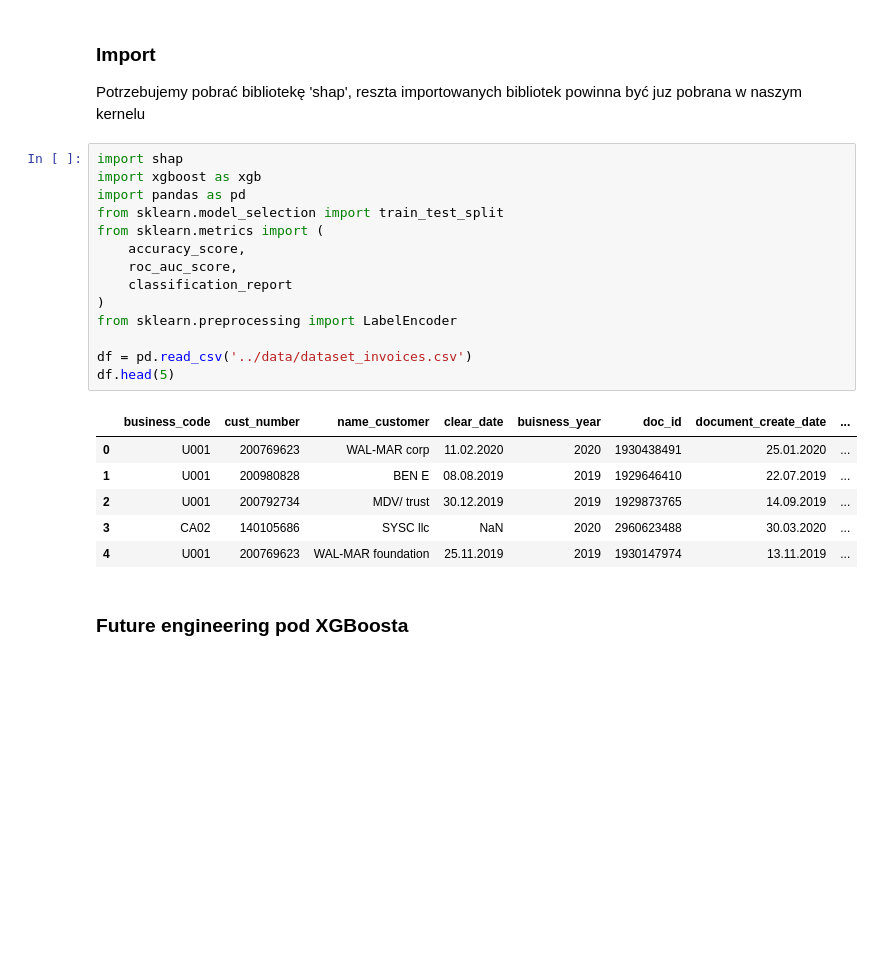
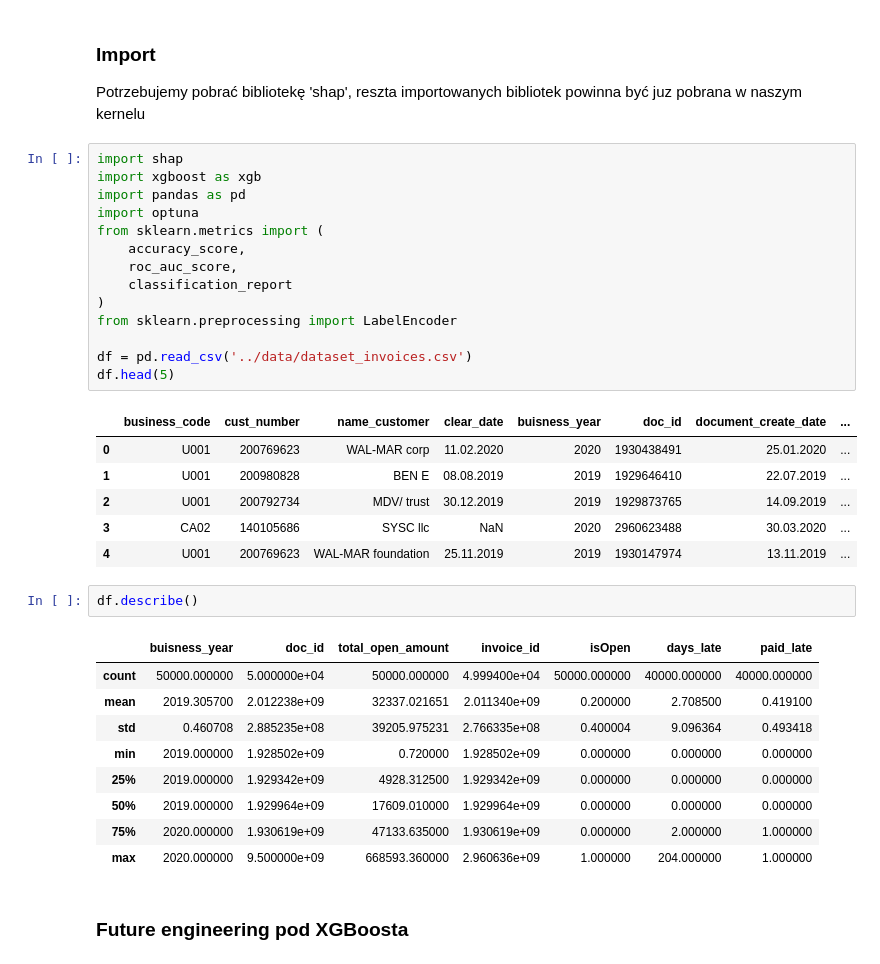
Before and after one commit to KSI-ML-research/Bankrupt-Detector, a Jupyter notebook: SHAP_model/shap.ipynb, the cells around one changed output. Saved outputs shown, nothing was run; the diff lists cells and outputs as text; blank space fills up the shorter version.

```diff
--- a/SHAP_model/shap.ipynb
+++ b/SHAP_model/shap.ipynb
@@ -5,7 +5,7 @@ Potrzebujemy pobrać bibliotekę 'shap', reszta importowanych bibliotek powinna
 import shap
 import xgboost as xgb
 import pandas as pd
-from sklearn.model_selection import train_test_split
+import optuna
 from sklearn.metrics import (
     accuracy_score,
     roc_auc_score,
@@ -22,6 +22,18 @@ df.head(5)
 | 2 | U001 | 200792734 | MDV/ trust | 30.12.2019 | 2019 | 1929873765 | 14.09.2019 | ... |
 | 3 | CA02 | 140105686 | SYSC llc | NaN | 2020 | 2960623488 | 30.03.2020 | ... |
 | 4 | U001 | 200769623 | WAL-MAR foundation | 25.11.2019 | 2019 | 1930147974 | 13.11.2019 | ... |
+# %%
+df.describe()
+# %% [output]
+|  | buisness_year | doc_id | total_open_amount | invoice_id | isOpen | days_late | paid_late |
+| count | 50000.000000 | 5.000000e+04 | 50000.000000 | 4.999400e+04 | 50000.000000 | 40000.000000 | 40000.000000 |
+| mean | 2019.305700 | 2.012238e+09 | 32337.021651 | 2.011340e+09 | 0.200000 | 2.708500 | 0.419100 |
+| std | 0.460708 | 2.885235e+08 | 39205.975231 | 2.766335e+08 | 0.400004 | 9.096364 | 0.493418 |
+| min | 2019.000000 | 1.928502e+09 | 0.720000 | 1.928502e+09 | 0.000000 | 0.000000 | 0.000000 |
+| 25% | 2019.000000 | 1.929342e+09 | 4928.312500 | 1.929342e+09 | 0.000000 | 0.000000 | 0.000000 |
+| 50% | 2019.000000 | 1.929964e+09 | 17609.010000 | 1.929964e+09 | 0.000000 | 0.000000 | 0.000000 |
+| 75% | 2020.000000 | 1.930619e+09 | 47133.635000 | 1.930619e+09 | 0.000000 | 2.000000 | 1.000000 |
+| max | 2020.000000 | 9.500000e+09 | 668593.360000 | 2.960636e+09 | 1.000000 | 204.000000 | 1.000000 |
 # %% [markdown]
 ### Future engineering pod XGBoosta
 # %%
```
Also changed, not shown: parts of 21 cells of this notebook, 2 other files.
